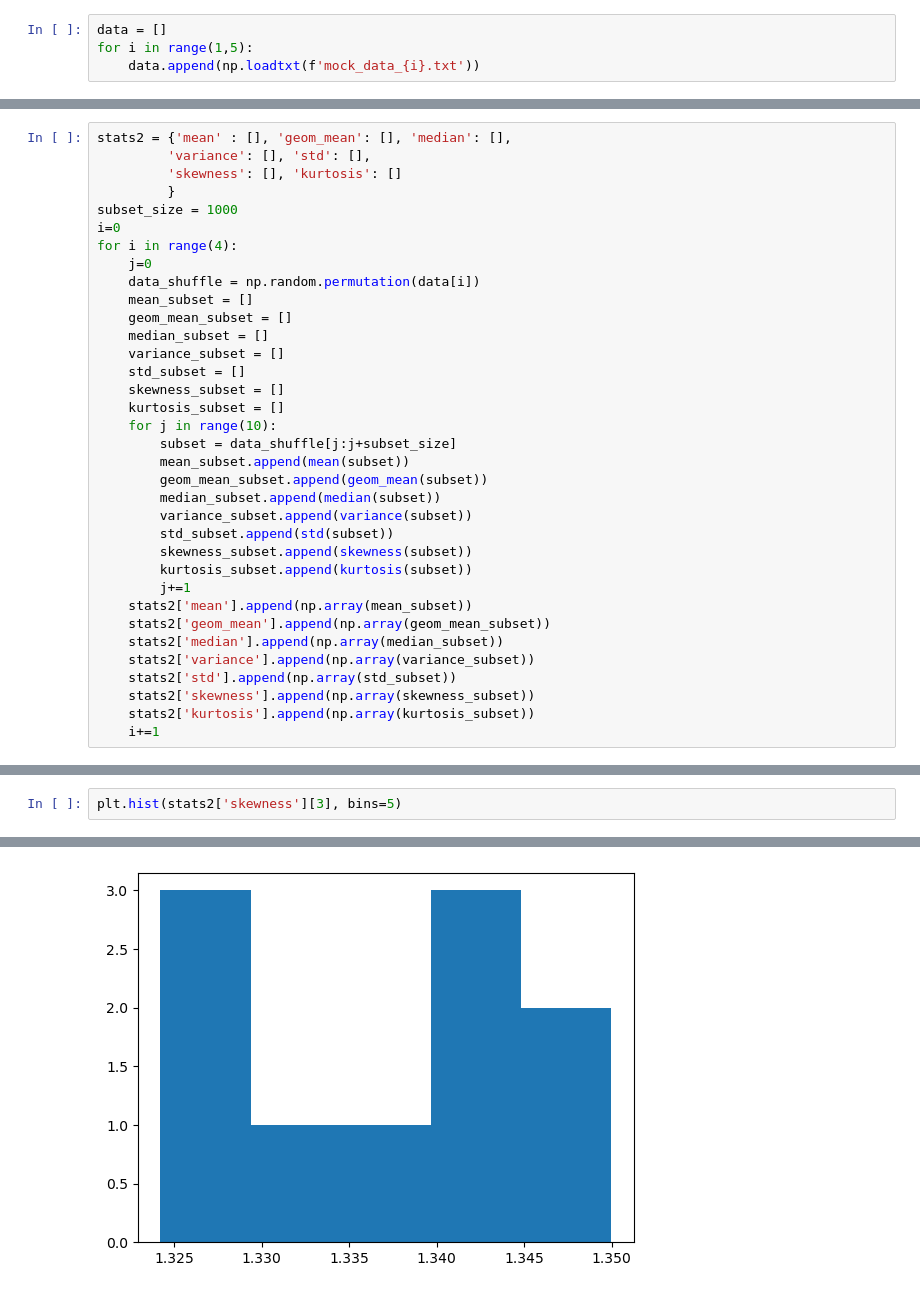
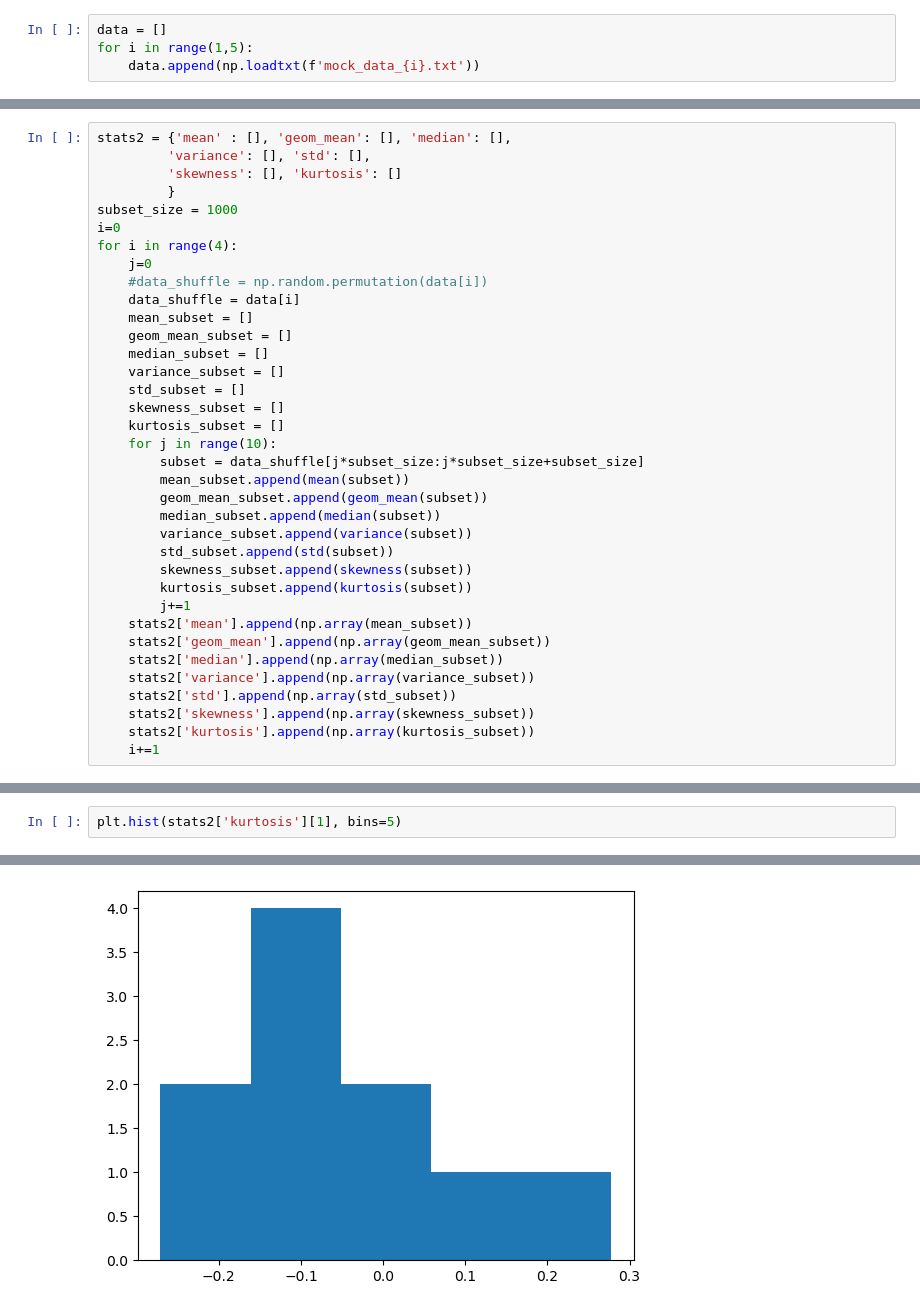
Before and after one commit to john1256/KASI_Ms, a Jupyter notebook: 2025/Statistics_1/Assignment2.ipynb, the cells around one changed output, grey strips where cells are left out. Cells and saved outputs as stored; diff of their text form.

```diff
--- a/2025/Statistics_1/Assignment2.ipynb
+++ b/2025/Statistics_1/Assignment2.ipynb
@@ -74,7 +78,8 @@ subset_size = 1000
 i=0
 for i in range(4):
     j=0
-    data_shuffle = np.random.permutation(data[i])
+    #data_shuffle = np.random.permutation(data[i])
+    data_shuffle = data[i]
     mean_subset = []
     geom_mean_subset = []
     median_subset = []
@@ -83,7 +88,7 @@ for i in range(4):
     skewness_subset = []
     kurtosis_subset = []
     for j in range(10):
-        subset = data_shuffle[j:j+subset_size]
+        subset = data_shuffle[j*subset_size:j*subset_size+subset_size]
         mean_subset.append(mean(subset))
         geom_mean_subset.append(geom_mean(subset))
         median_subset.append(median(subset))
@@ -135,5 +140,5 @@ Kurtosis: mean = 2.502, std = 0.027
 skewness of the mother distribution : 1.385
 kurtosis of the mother distribution : 2.917
 # %%
-plt.hist(stats2['skewness'][3], bins=5)
+plt.hist(stats2['kurtosis'][1], bins=5)
 # %% [output]
@@ -143,2 +148,2 @@ plt.hist(stats2['skewness'][3], bins=5)
  <BarContainer object of 5 artists>)
-[figure, old version]
+[figure, new version]
```
Also changed, not shown: parts of 4 cells of this notebook, 3 other files.
